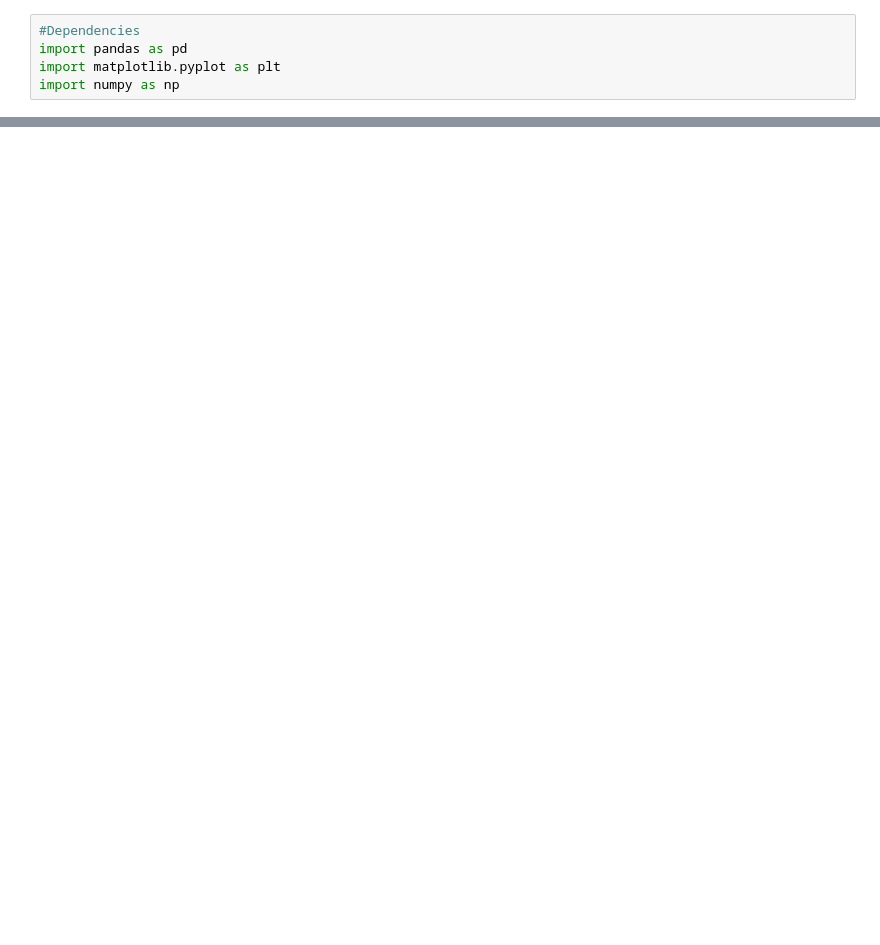
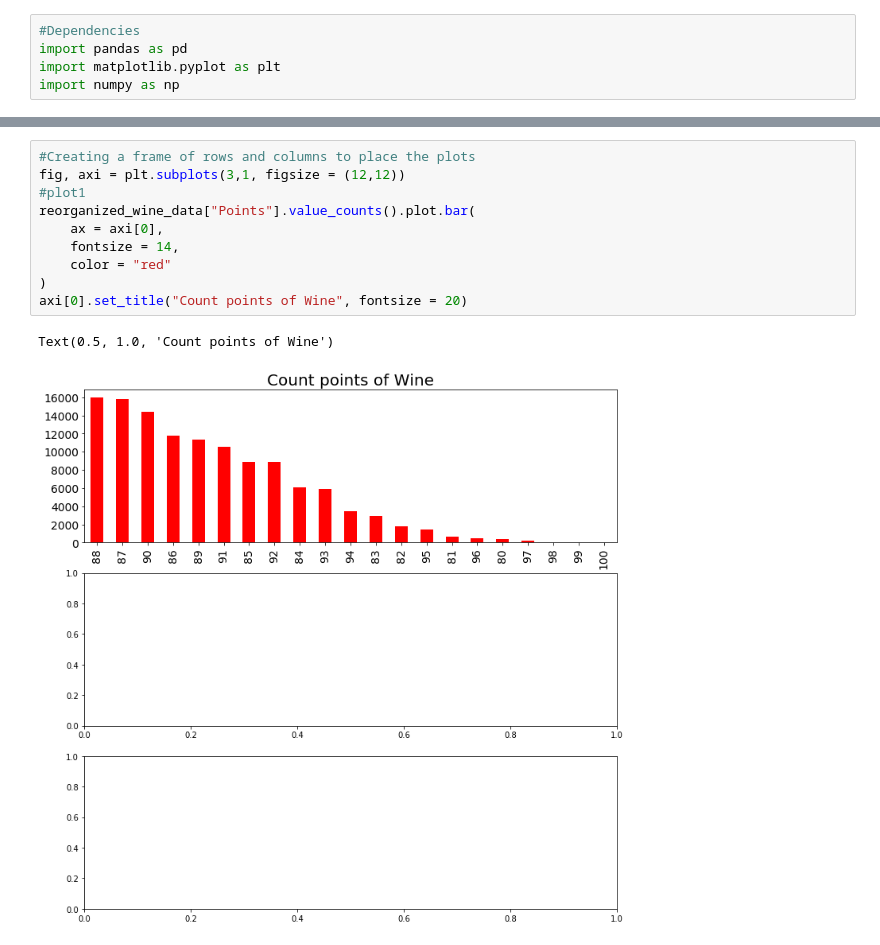
Before and after one commit to maggielavery/Group-Project-1, a Jupyter notebook: Untitled.ipynb, the cells around one changed output, grey strips where cells are left out. Saved outputs shown, nothing was run; the diff lists cells and outputs as text; blank space fills up the shorter version.

```diff
--- a/Untitled.ipynb
+++ b/Untitled.ipynb
@@ -71,0 +181,13 @@ organized_wine_data = organized_wine_data["Price"].dropna()
+# %%
+#Creating a frame of rows and columns to place the plots
+fig, axi = plt.subplots(3,1, figsize = (12,12))
+#plot1
+reorganized_wine_data["Points"].value_counts().plot.bar(
+    ax = axi[0],
+    fontsize = 14,
+    color = "red"
+)
+axi[0].set_title("Count points of Wine", fontsize = 20)
+# %% [output]
+Text(0.5, 1.0, 'Count points of Wine')
+[figure, added]
```
Also changed, not shown: parts of 18 cells of this notebook.
